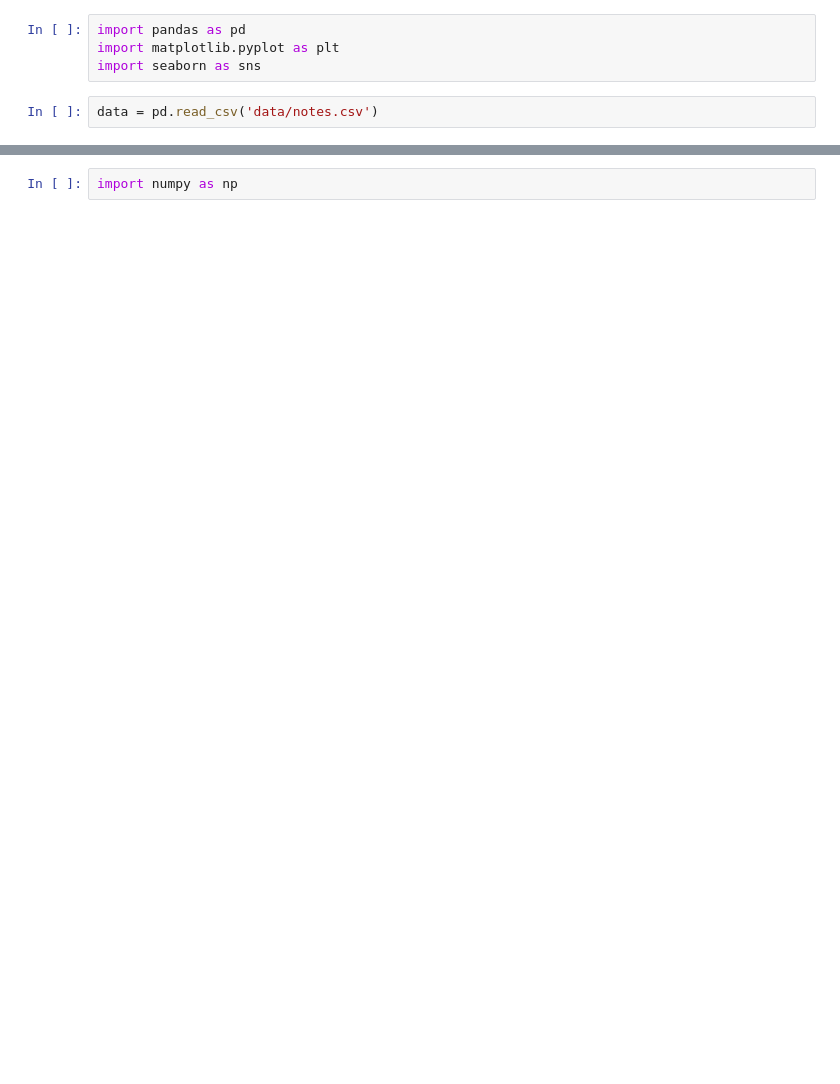
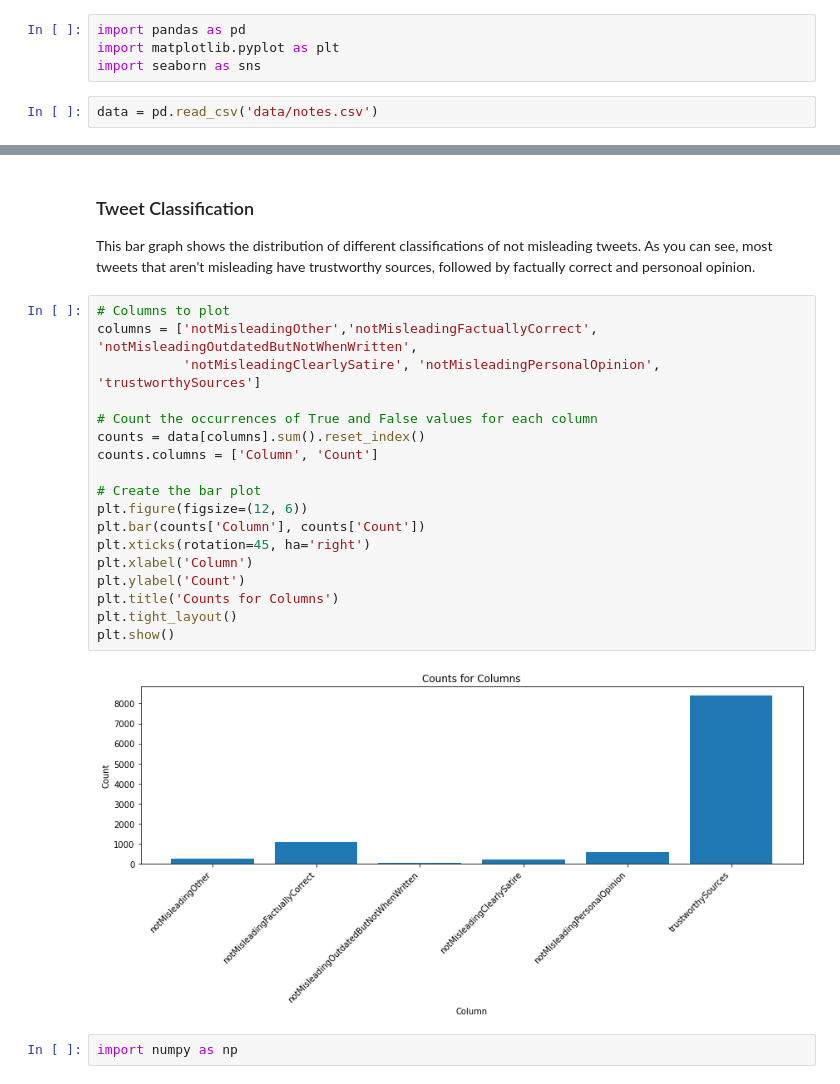
Before and after one commit to daphnehe/info498, a Jupyter notebook: Info 498 Practicum.ipynb, the cells around one changed output, grey strips where cells are left out. Drawn from its saved outputs; the diff is of its cells as text; blank space fills up the shorter version.

```diff
--- a/Info 498 Practicum.ipynb
+++ b/Info 498 Practicum.ipynb
@@ -42,2 +73,25 @@ plt.show()
+# %% [markdown]
+### Tweet Classification
+This bar graph shows the distribution of different classifications of not misleading tweets. As you can see, most tweets that aren't misleading have trustworthy sources, followed by factually correct and personoal opinion.
+# %%
+# Columns to plot
+columns = ['notMisleadingOther','notMisleadingFactuallyCorrect', 'notMisleadingOutdatedButNotWhenWritten',
+           'notMisleadingClearlySatire', 'notMisleadingPersonalOpinion', 'trustworthySources']
+
+# Count the occurrences of True and False values for each column
+counts = data[columns].sum().reset_index()
+counts.columns = ['Column', 'Count']
+
+# Create the bar plot
+plt.figure(figsize=(12, 6))
+plt.bar(counts['Column'], counts['Count'])
+plt.xticks(rotation=45, ha='right')
+plt.xlabel('Column')
+plt.ylabel('Count')
+plt.title('Counts for Columns')
+plt.tight_layout()
+plt.show()
+# %% [output]
+[figure, added]
 # %%
 import numpy as np
```
Also changed, not shown: parts of 12 cells of this notebook.
